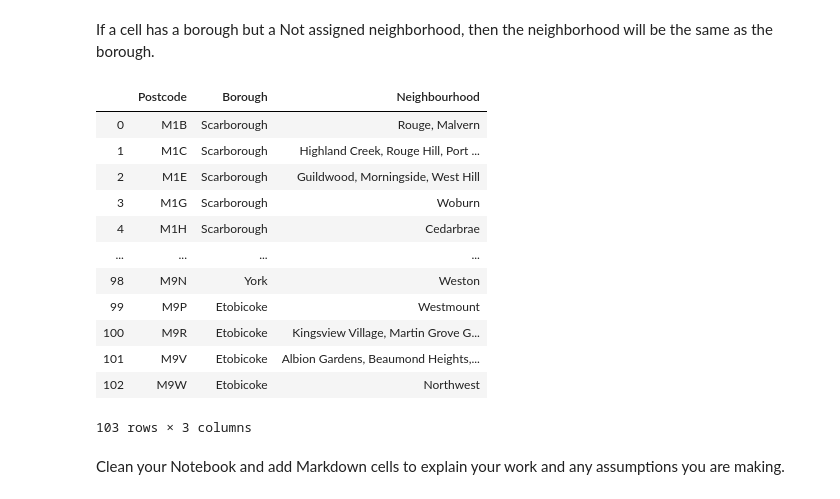
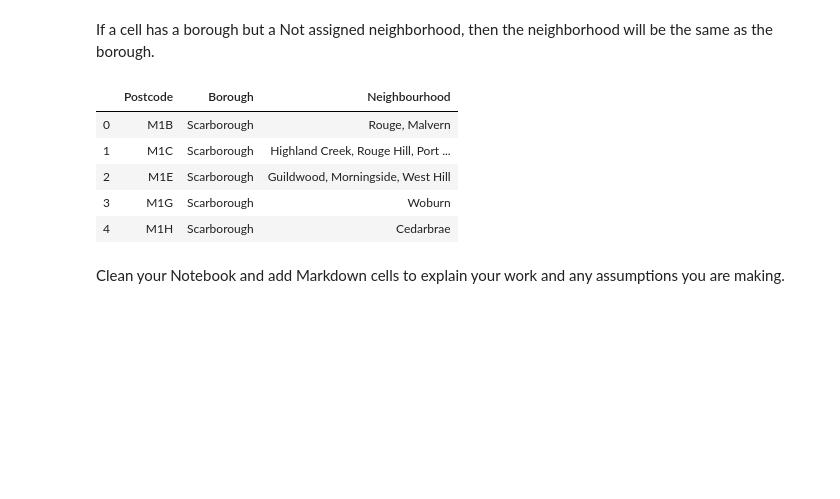
Before and after one commit to WannaBeesGit/datascience-capstone-project, a Jupyter notebook: Submission Week 3 - Part 2.ipynb, the cells around one changed output. Drawn from its saved outputs; the diff is of its cells as text; code cells hidden in the pictures; blank space fills up the shorter version.

```diff
--- a/Submission Week 3 - Part 2.ipynb
+++ b/Submission Week 3 - Part 2.ipynb
@@ -14,6 +14,9 @@
 # %%
 import wikipedia as wp
 import pandas as pd
+pd.set_option('display.max_columns', None)
+pd.set_option('display.max_rows', None)
+import numpy as np
 # %%
 html = wp.page("List of postal codes of Canada: M").html().encode("UTF-8")
 # %% [markdown]
@@ -70,21 +67,15 @@ for index, row in df.iterrows():
     if row['Neighbourhood'] == 'Not assigned':
         row['Neighbourhood'] = row['Borough']
 # %%
-df.reset_index()
+df = df.reset_index()
+df.head()
 # %% [output]
 |  | Postcode | Borough | Neighbourhood |
 | 0 | M1B | Scarborough | Rouge, Malvern |
 | 1 | M1C | Scarborough | Highland Creek, Rouge Hill, Port ... |
 | 2 | M1E | Scarborough | Guildwood, Morningside, West Hill |
 | 3 | M1G | Scarborough | Woburn |
 | 4 | M1H | Scarborough | Cedarbrae |
-| ... | ... | ... | ... |
-| 98 | M9N | York | Weston |
-| 99 | M9P | Etobicoke | Westmount |
-| 100 | M9R | Etobicoke | Kingsview Village, Martin Grove G... |
-| 101 | M9V | Etobicoke | Albion Gardens, Beaumond Heights,... |
-| 102 | M9W | Etobicoke | Northwest |
-103 rows × 3 columns
 # %% [markdown]
 Clean your Notebook and add Markdown cells to explain your work and any assumptions you are making.
 # %% [markdown]
```
Also changed, not shown: parts of 5 cells of this notebook, 2 other files.
